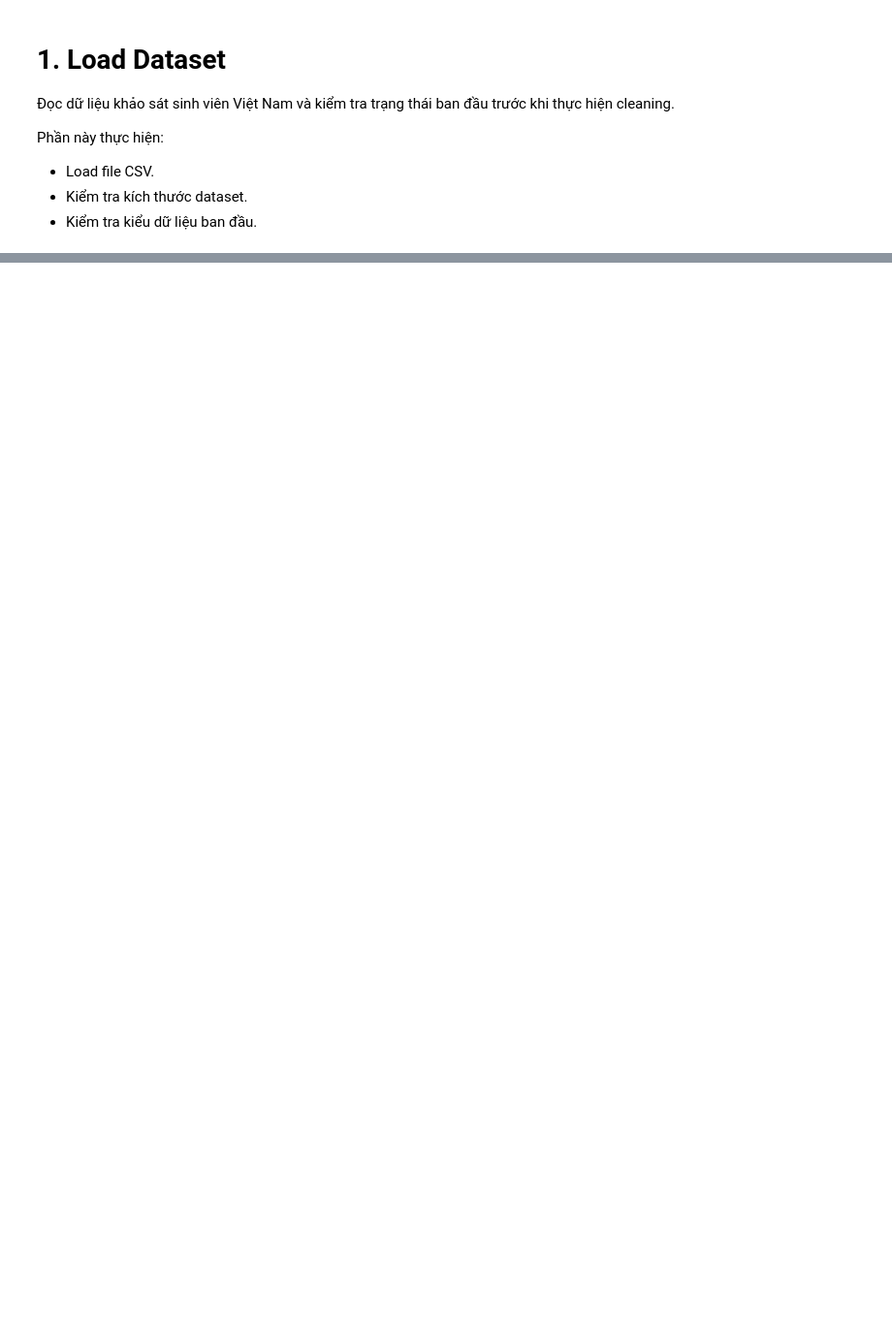
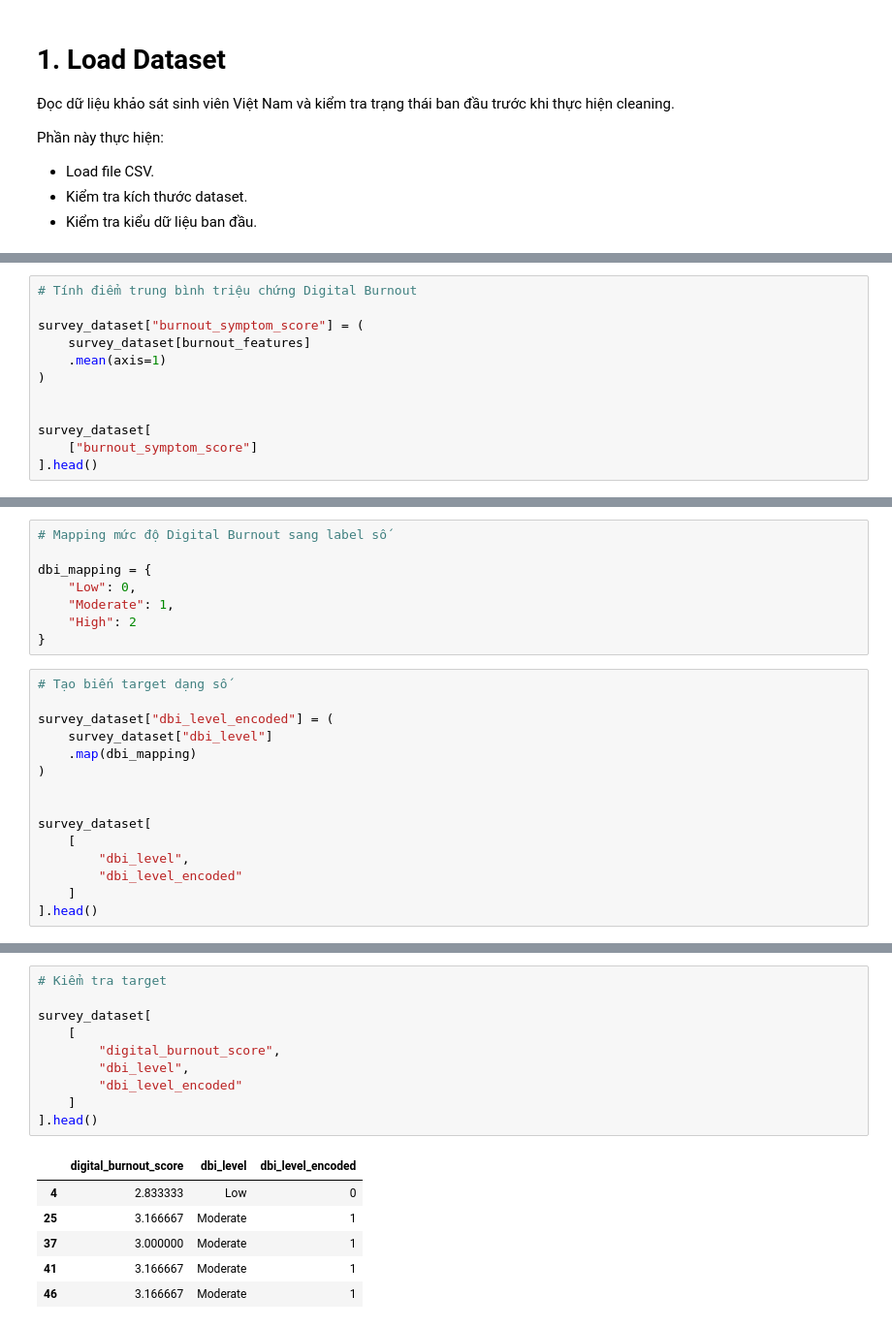
Before and after one commit to NguynnThah/DA016, a Jupyter notebook: notebooks/vietnam_dataset/02_cleaning_preprocessing.ipynb, the cells around one changed output, grey strips where cells are left out. Shown at 97% size. Saved outputs shown, nothing was run; the diff lists cells and outputs as text; blank space fills up the shorter version.

```diff
--- a/notebooks/vietnam_dataset/02_cleaning_preprocessing.ipynb
+++ b/notebooks/vietnam_dataset/02_cleaning_preprocessing.ipynb
@@ -1406,0 +1177,12 @@ Số cột: 23
+# %%
+# Tính điểm trung bình triệu chứng Digital Burnout
+
+survey_dataset["burnout_symptom_score"] = (
+    survey_dataset[burnout_features]
+    .mean(axis=1)
+)
+
+
+survey_dataset[
+    ["burnout_symptom_score"]
+].head()
@@ -1406,0 +1357,23 @@ Số cột: 23
+# %%
+# Mapping mức độ Digital Burnout sang label số
+
+dbi_mapping = {
+    "Low": 0,
+    "Moderate": 1,
+    "High": 2
+}
+# %%
+# Tạo biến target dạng số
+
+survey_dataset["dbi_level_encoded"] = (
+    survey_dataset["dbi_level"]
+    .map(dbi_mapping)
+)
+
+
+survey_dataset[
+    [
+        "dbi_level",
+        "dbi_level_encoded"
+    ]
+].head()
@@ -1406,0 +1472,17 @@ Số cột: 23
+# %%
+# Kiểm tra target
+
+survey_dataset[
+    [
+        "digital_burnout_score",
+        "dbi_level",
+        "dbi_level_encoded"
+    ]
+].head()
+# %% [output]
+|  | digital_burnout_score | dbi_level | dbi_level_encoded |
+| 4 | 2.833333 | Low | 0 |
+| 25 | 3.166667 | Moderate | 1 |
+| 37 | 3.000000 | Moderate | 1 |
+| 41 | 3.166667 | Moderate | 1 |
+| 46 | 3.166667 | Moderate | 1 |
```
Also changed, not shown: parts of 147 cells of this notebook.
